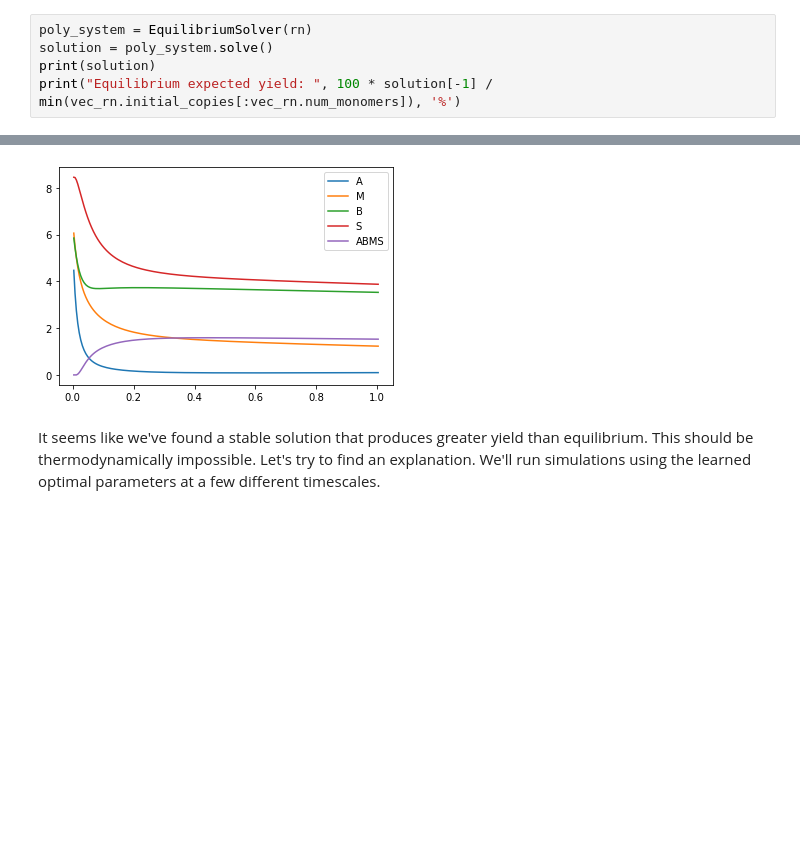
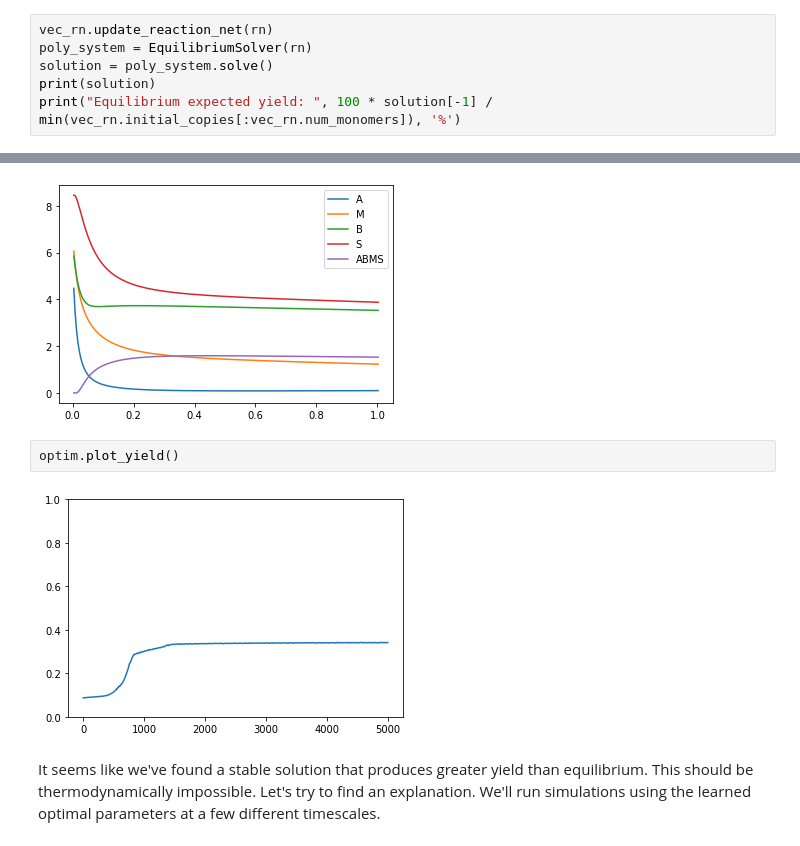
Before and after one commit to mjohn218/multi_assembly, a Jupyter notebook: steric_free_simulator/results/ap2_pre_equilibrium_maximization.ipynb, the cells around one changed output, grey strips where cells are left out. Saved outputs shown, nothing was run; the diff lists cells and outputs as text; blank space fills up the shorter version.

```diff
--- a/steric_free_simulator/results/ap2_pre_equilibrium_maximization.ipynb
+++ b/steric_free_simulator/results/ap2_pre_equilibrium_maximization.ipynb
@@ -15,6 +21,7 @@ vec_rn = VectorizedRxnNet(rn, dev='cpu')
 ## The Equilibrium Solution ##
 First we will find the equilibrium solution for this system.
 # %%
+vec_rn.update_reaction_net(rn)
 poly_system = EquilibriumSolver(rn)
 solution = poly_system.solve()
 print(solution)
@@ -66,6 +73,10 @@ optim.plot_observable(0)
 optim.plot_observable(-1)
 # %% [output]
 [figure]
+# %%
+optim.plot_yield()
+# %% [output]
+[figure, added]
 # %% [markdown]
 It seems like we've found a stable solution that produces greater yield than equilibrium. This should be thermodynamically
 impossible. Let's try to find an explanation. We'll run simulations using the learned optimal parameters at a few different
```
Also changed, not shown: parts of 9 cells of this notebook, 11 other files.
